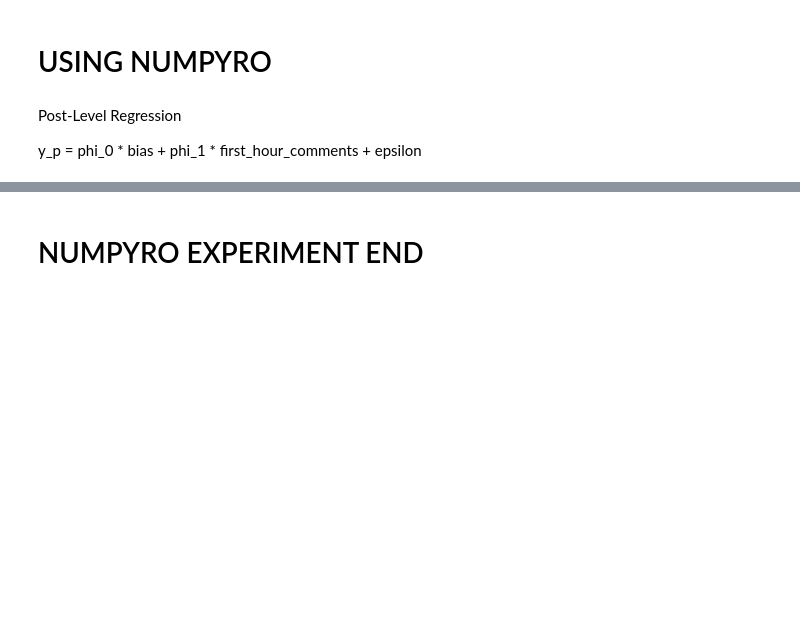
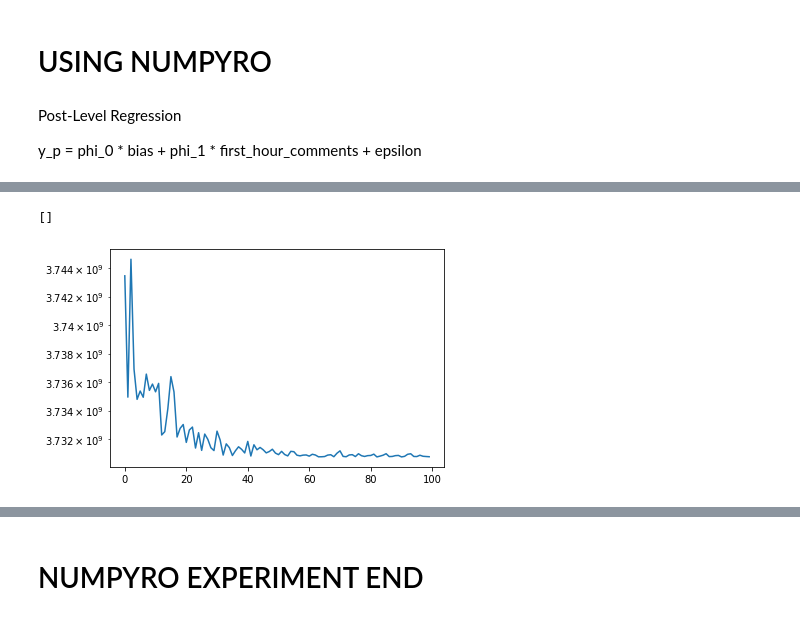
Before and after one commit to ageil/Probabilistic-Programming, a Jupyter notebook: model/SingleLevelModel.ipynb, the cells around one changed output, grey strips where cells are left out. Saved outputs shown, nothing was run; the diff lists cells and outputs as text; code cells hidden in the pictures; blank space fills up the shorter version.

```diff
--- a/model/SingleLevelModel.ipynb
+++ b/model/SingleLevelModel.ipynb
@@ -154,0 +210,7 @@ def model(p_data, y):
+# %%
+plt.yscale("log")
+plt.plot(losses)
+plt.plot()
+# %% [output]
+[]
+[figure, added]
```
Also changed, not shown: parts of 19 cells of this notebook.
